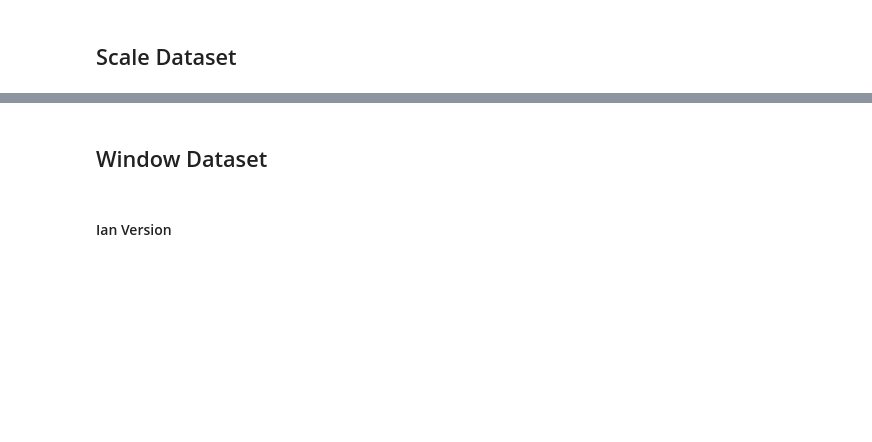
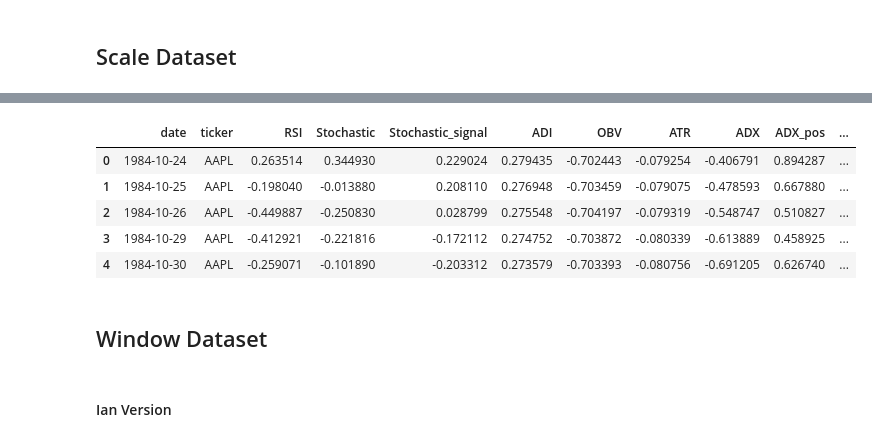
Before and after one commit to marcin-sobocinski/mlchartist, a Jupyter notebook: notebooks/Ian_LSTM_and_process_data.ipynb, the cells around one changed output, grey strips where cells are left out. Saved outputs shown, nothing was run; the diff lists cells and outputs as text; code cells hidden in the pictures; blank space fills up the shorter version.

```diff
--- a/notebooks/Ian_LSTM_and_process_data.ipynb
+++ b/notebooks/Ian_LSTM_and_process_data.ipynb
@@ -78,3 +59,13 @@ def std_scaler(df):
+# %%
+from sklearn.preprocessing import StandardScaler, MinMaxScaler, RobustScaler
+
+INPUT_COLS = ['RSI', 'Stochastic', 'Stochastic_signal', 'ADI','OBV', 'ATR', 'ADX', 'ADX_pos', 'ADX_neg', 'MACD', 'MACD_diff','MACD_signal', '5TD_return', '10TD_return', '20TD_return']
+
+scaler = RobustScaler()
+
+scaler.fit(train_set[INPUT_COLS])
+
+train_set.loc[:, INPUT_COLS] = scaler.transform(train_set[INPUT_COLS])
 # %%
 scaler
 # %% [output]
@@ -92,3 +73,12 @@ scaled_X.head()
+# %%
+train_set.head()
+# %% [output]
+|  | date | ticker | RSI | Stochastic | Stochastic_signal | ADI | OBV | ATR | ADX | ADX_pos | ... |
+| 0 | 1984-10-24 | AAPL | 0.263514 | 0.344930 | 0.229024 | 0.279435 | -0.702443 | -0.079254 | -0.406791 | 0.894287 | ... |
+| 1 | 1984-10-25 | AAPL | -0.198040 | -0.013880 | 0.208110 | 0.276948 | -0.703459 | -0.079075 | -0.478593 | 0.667880 | ... |
+| 2 | 1984-10-26 | AAPL | -0.449887 | -0.250830 | 0.028799 | 0.275548 | -0.704197 | -0.079319 | -0.548747 | 0.510827 | ... |
+| 3 | 1984-10-29 | AAPL | -0.412921 | -0.221816 | -0.172112 | 0.274752 | -0.703872 | -0.080339 | -0.613889 | 0.458925 | ... |
+| 4 | 1984-10-30 | AAPL | -0.259071 | -0.101890 | -0.203312 | 0.273579 | -0.703393 | -0.080756 | -0.691205 | 0.626740 | ... |
 # %% [markdown]
 ## Window Dataset
 # %% [markdown]
```
Also changed, not shown: parts of 5 cells of this notebook, 4 other files.
